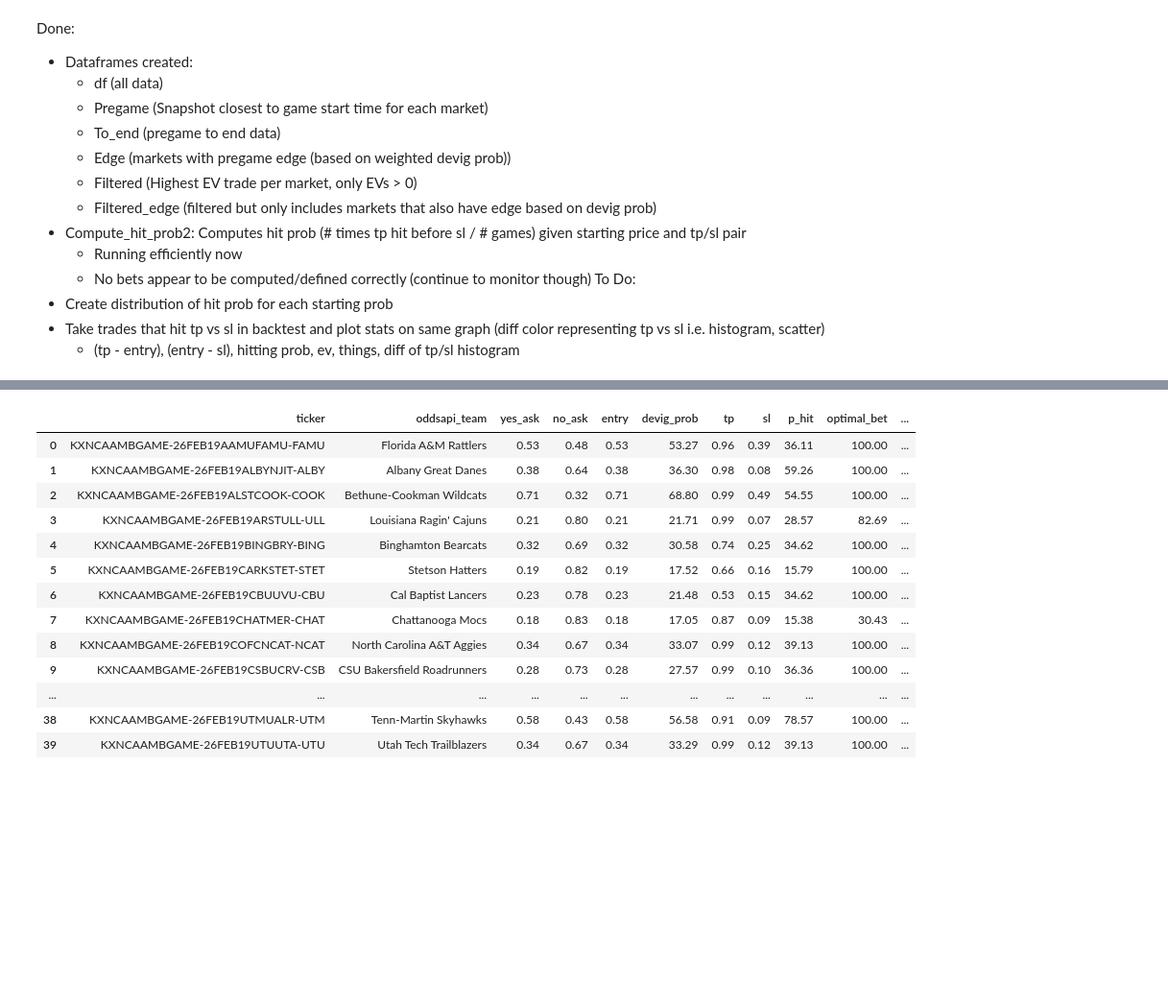
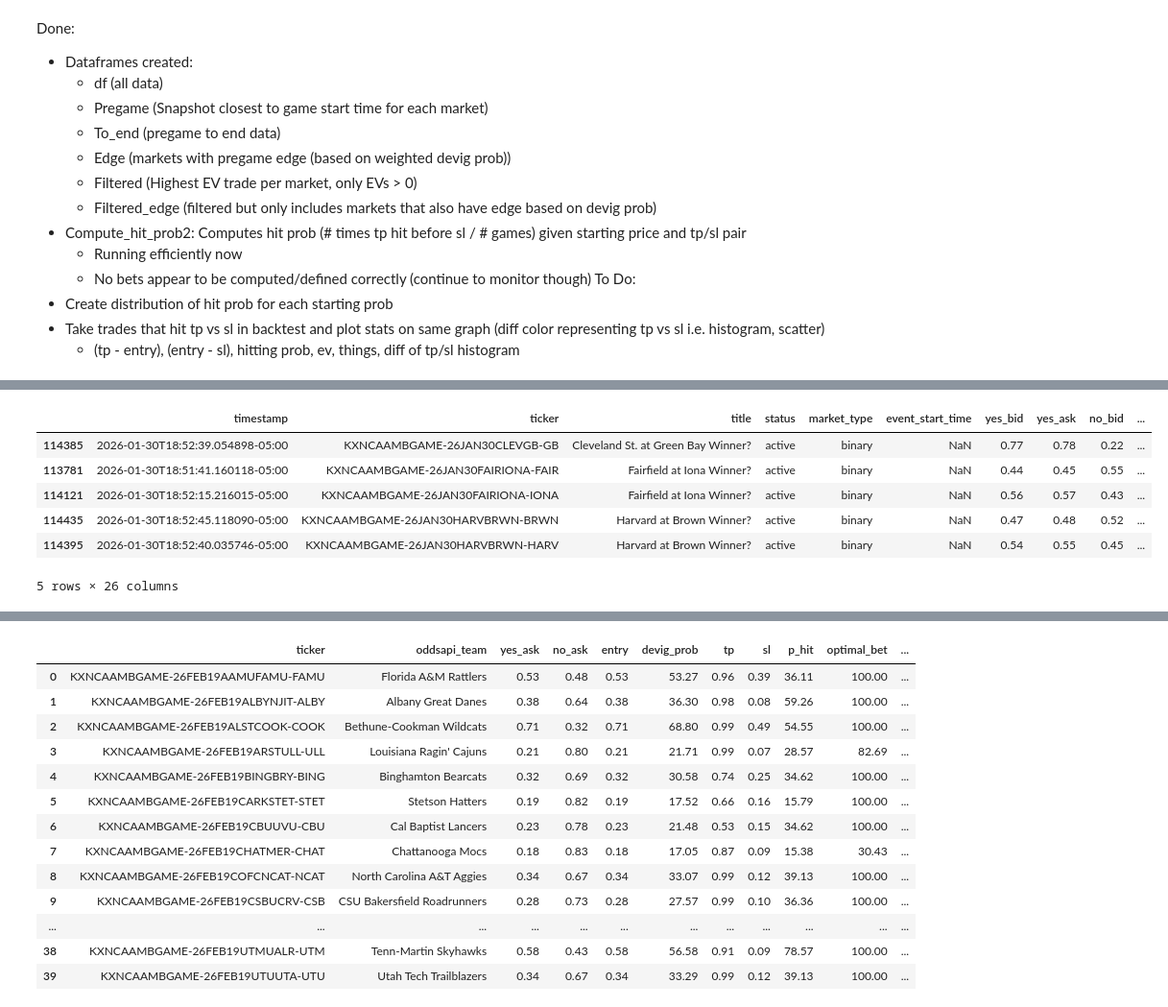
Before and after one commit to bassuaz24/kalshi_bets, a Jupyter notebook: base/analysis/data_analysis.ipynb, the cells around one changed output, grey strips where cells are left out. Shown at 96% size. Saved outputs shown, nothing was run; the diff lists cells and outputs as text; code cells hidden in the pictures; blank space fills up the shorter version.

```diff
--- a/base/analysis/data_analysis.ipynb
+++ b/base/analysis/data_analysis.ipynb
@@ -88,3 +98,13 @@ for date in date_range:
+# %%
+pregame_df_dict[start_date].head()
+# %% [output]
+|  | timestamp | ticker | title | status | market_type | event_start_time | yes_bid | yes_ask | no_bid | ... |
+| 114385 | 2026-01-30T18:52:39.054898-05:00 | KXNCAAMBGAME-26JAN30CLEVGB-GB | Cleveland St. at Green Bay Winner? | active | binary | NaN | 0.77 | 0.78 | 0.22 | ... |
+| 113781 | 2026-01-30T18:51:41.160118-05:00 | KXNCAAMBGAME-26JAN30FAIRIONA-FAIR | Fairfield at Iona Winner? | active | binary | NaN | 0.44 | 0.45 | 0.55 | ... |
+| 114121 | 2026-01-30T18:52:15.216015-05:00 | KXNCAAMBGAME-26JAN30FAIRIONA-IONA | Fairfield at Iona Winner? | active | binary | NaN | 0.56 | 0.57 | 0.43 | ... |
+| 114435 | 2026-01-30T18:52:45.118090-05:00 | KXNCAAMBGAME-26JAN30HARVBRWN-BRWN | Harvard at Brown Winner? | active | binary | NaN | 0.47 | 0.48 | 0.52 | ... |
+| 114395 | 2026-01-30T18:52:40.035746-05:00 | KXNCAAMBGAME-26JAN30HARVBRWN-HARV | Harvard at Brown Winner? | active | binary | NaN | 0.54 | 0.55 | 0.45 | ... |
+5 rows × 26 columns
 # %%
 # For each market in pregame_df, include the pregame row and all rows with timestamp >= that row's timestamp (pregame through end of game)
 to_end_dict = {}
```
Also changed, not shown: parts of 6 cells of this notebook.
